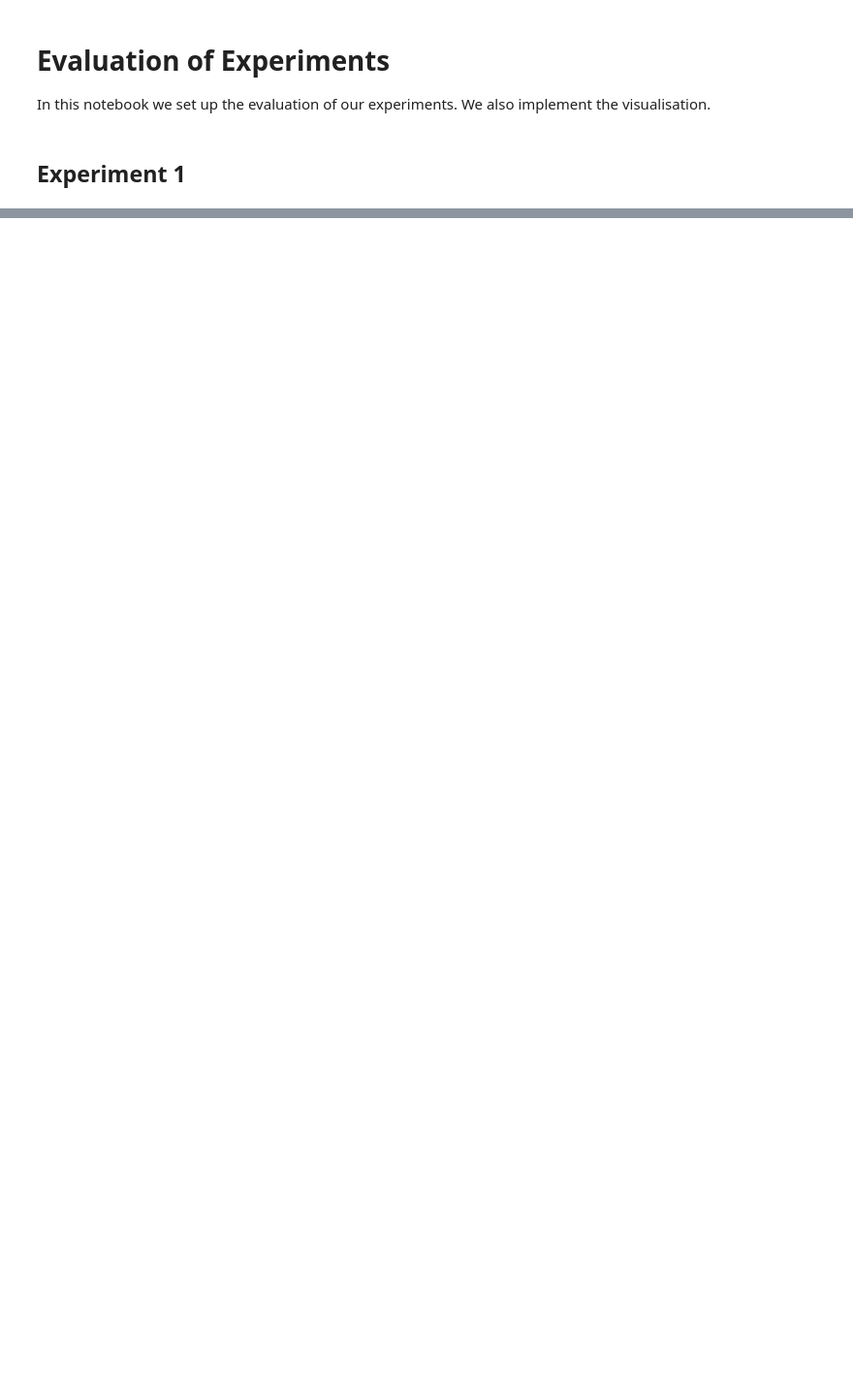
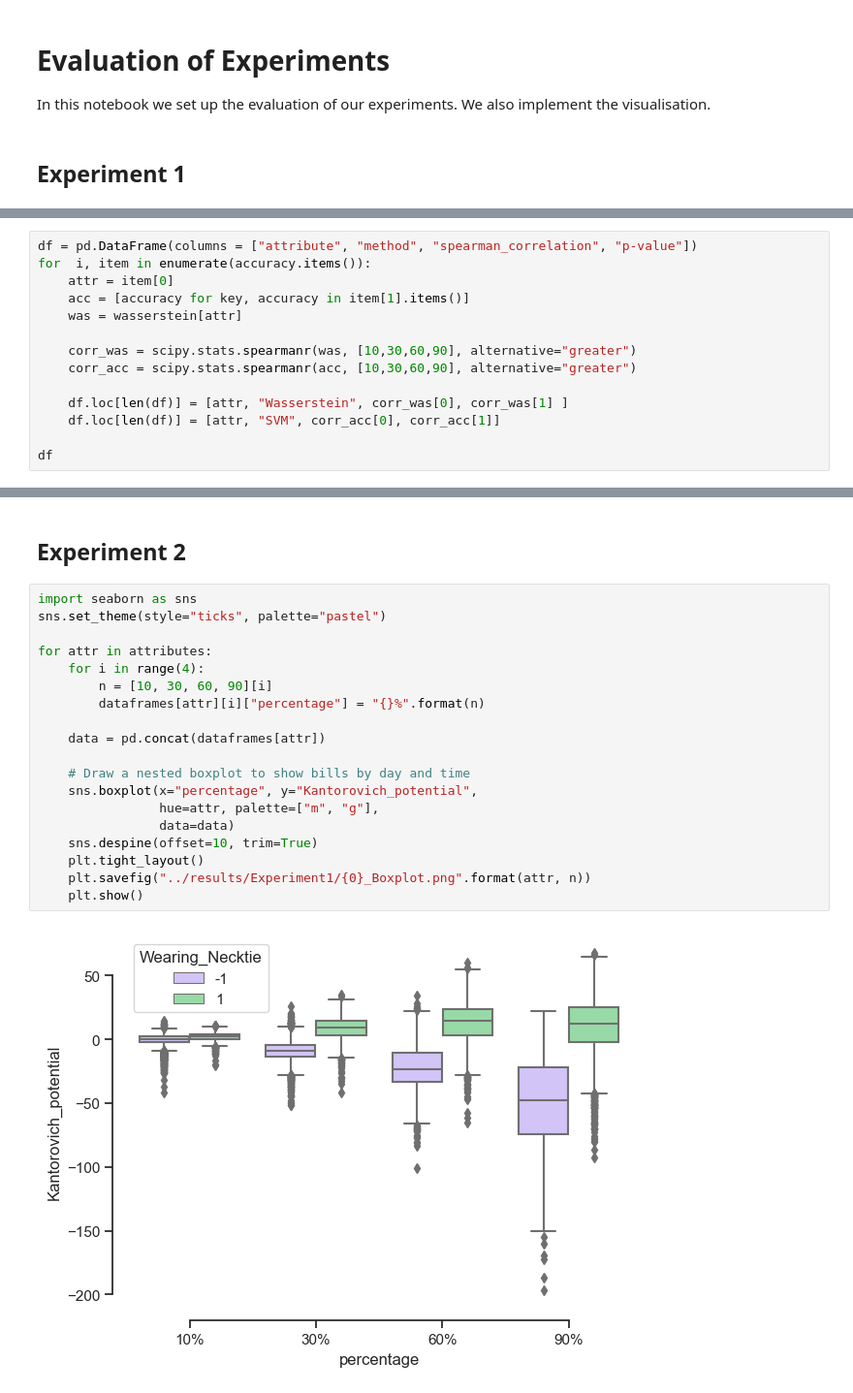
Before and after one commit to nobias-project/OT-ICNN-bias, a Jupyter notebook: notebooks/Evaluation_Experiments_CelebA.ipynb, the cells around one changed output, grey strips where cells are left out. Shown at 97% size. Drawn from its saved outputs; the diff is of its cells as text; blank space fills up the shorter version.

```diff
--- a/notebooks/Evaluation_Experiments_CelebA.ipynb
+++ b/notebooks/Evaluation_Experiments_CelebA.ipynb
@@ -117,0 +192,14 @@ for attr in attributes:
+# %%
+df = pd.DataFrame(columns = ["attribute", "method", "spearman_correlation", "p-value"])
+for  i, item in enumerate(accuracy.items()):
+    attr = item[0]
+    acc = [accuracy for key, accuracy in item[1].items()]
+    was = wasserstein[attr]
+
+    corr_was = scipy.stats.spearmanr(was, [10,30,60,90], alternative="greater")
+    corr_acc = scipy.stats.spearmanr(acc, [10,30,60,90], alternative="greater")
+
+    df.loc[len(df)] = [attr, "Wasserstein", corr_was[0], corr_was[1] ]
+    df.loc[len(df)] = [attr, "SVM", corr_acc[0], corr_acc[1]]
+
+df
@@ -117,0 +234,23 @@ for attr in attributes:
+# %% [markdown]
+## Experiment 2
+# %%
+import seaborn as sns
+sns.set_theme(style="ticks", palette="pastel")
+
+for attr in attributes:
+    for i in range(4):
+        n = [10, 30, 60, 90][i]
+        dataframes[attr][i]["percentage"] = "{}%".format(n)
+
+    data = pd.concat(dataframes[attr])
+
+    # Draw a nested boxplot to show bills by day and time
+    sns.boxplot(x="percentage", y="Kantorovich_potential",
+                hue=attr, palette=["m", "g"],
+                data=data)
+    sns.despine(offset=10, trim=True)
+    plt.tight_layout()
+    plt.savefig("../results/Experiment1/{0}_Boxplot.png".format(attr, n))
+    plt.show()
+# %% [output]
+[figure, added]
```
Also changed, not shown: parts of 51 cells of this notebook, 8 other files.
